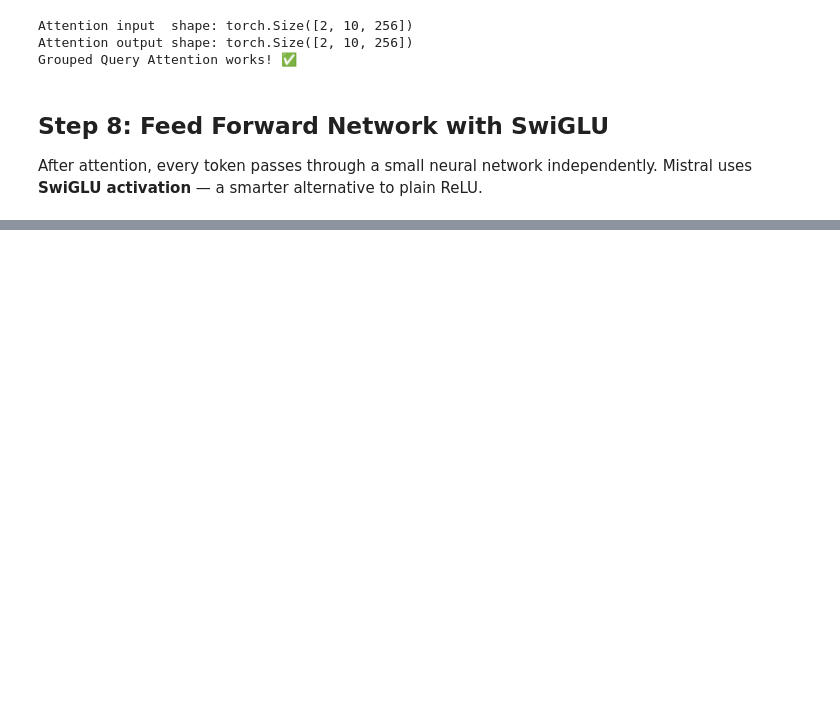
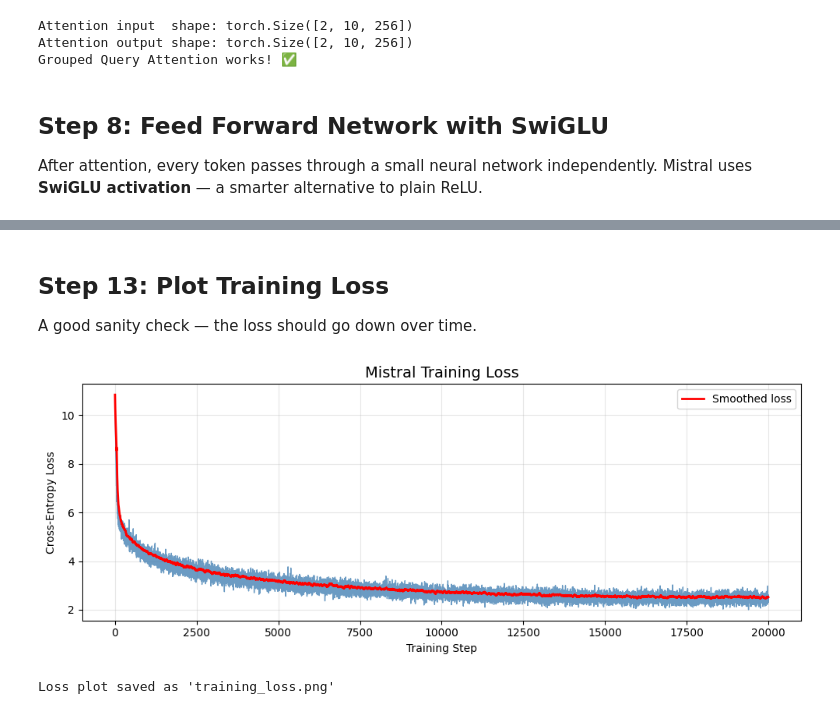
Before and after one commit to pritika-v/Mistral-large_from-scratch, a Jupyter notebook: MISTRAL_LARGE_FROM_SCRATCH.ipynb, the cells around one changed output, grey strips where cells are left out. Cells and saved outputs as stored; diff of their text form; code cells hidden in the pictures; blank space fills up the shorter version.

```diff
--- a/MISTRAL_LARGE_FROM_SCRATCH.ipynb
+++ b/MISTRAL_LARGE_FROM_SCRATCH.ipynb
@@ -412,0 +867,17 @@ Mistral uses **SwiGLU activation** — a smarter alternative to plain ReLU.
+# %%
+# Tokenizer Tokenizes the entire text into a flat list of token IDs
+all_token_ids = tokenizer.encode(raw_text) #all_token_ids is a python list of numbers no (token ids)
+
+# Convert to a PyTorch tensor for efficient batching, because python lists are slow for deep learning. Tensor is simply an optimized array. Tensors are much faster, work on gpus
+data = torch.tensor(all_token_ids, dtype=torch.long) #llm expects token ids to be integers, torch.long is 64-bit integer
+
+print(f"Total tokens in dataset: {len(data):,}")
+print(f"First 20 token IDs: {data[:20].tolist()}")
+
+# Split into train (90%) and validation (10%) sets
+split = int(0.9 * len(data))
+train_data = data[:split]   # 90% for training
+val_data   = data[split:]   # 10% for validation
+
+print(f"\nTrain tokens: {len(train_data):,}")
+print(f"Val tokens  : {len(val_data):,}")
@@ -412,0 +1128,30 @@ Mistral uses **SwiGLU activation** — a smarter alternative to plain ReLU.
+# %% [markdown]
+## Step 13: Plot Training Loss
+
+A good sanity check — the loss should go down over time.
+# %%
+import matplotlib.pyplot as plt
+
+# Plot the training loss curve
+plt.figure(figsize=(10, 4))
+plt.plot(train_losses, color='steelblue', linewidth=1, alpha=0.8)
+
+# Add a smoothed line so the trend is clearer
+# Running average over window of 50 steps
+window = 50
+smoothed = [sum(train_losses[max(0,i-window):i+1]) / min(i+1, window)
+            for i in range(len(train_losses))]
+plt.plot(smoothed, color='red', linewidth=2, label='Smoothed loss')
+
+plt.title("Mistral Training Loss", fontsize=14)
+plt.xlabel("Training Step")
+plt.ylabel("Cross-Entropy Loss")
+plt.legend()
+plt.grid(alpha=0.3)
+plt.tight_layout()
+plt.savefig("training_loss.png", dpi=150)   # Save for your resume/GitHub!
+plt.show()
+print("Loss plot saved as 'training_loss.png'")
+# %% [output]
+[figure, added]
+Loss plot saved as 'training_loss.png'
```
Also changed, not shown: parts of 34 cells of this notebook.
